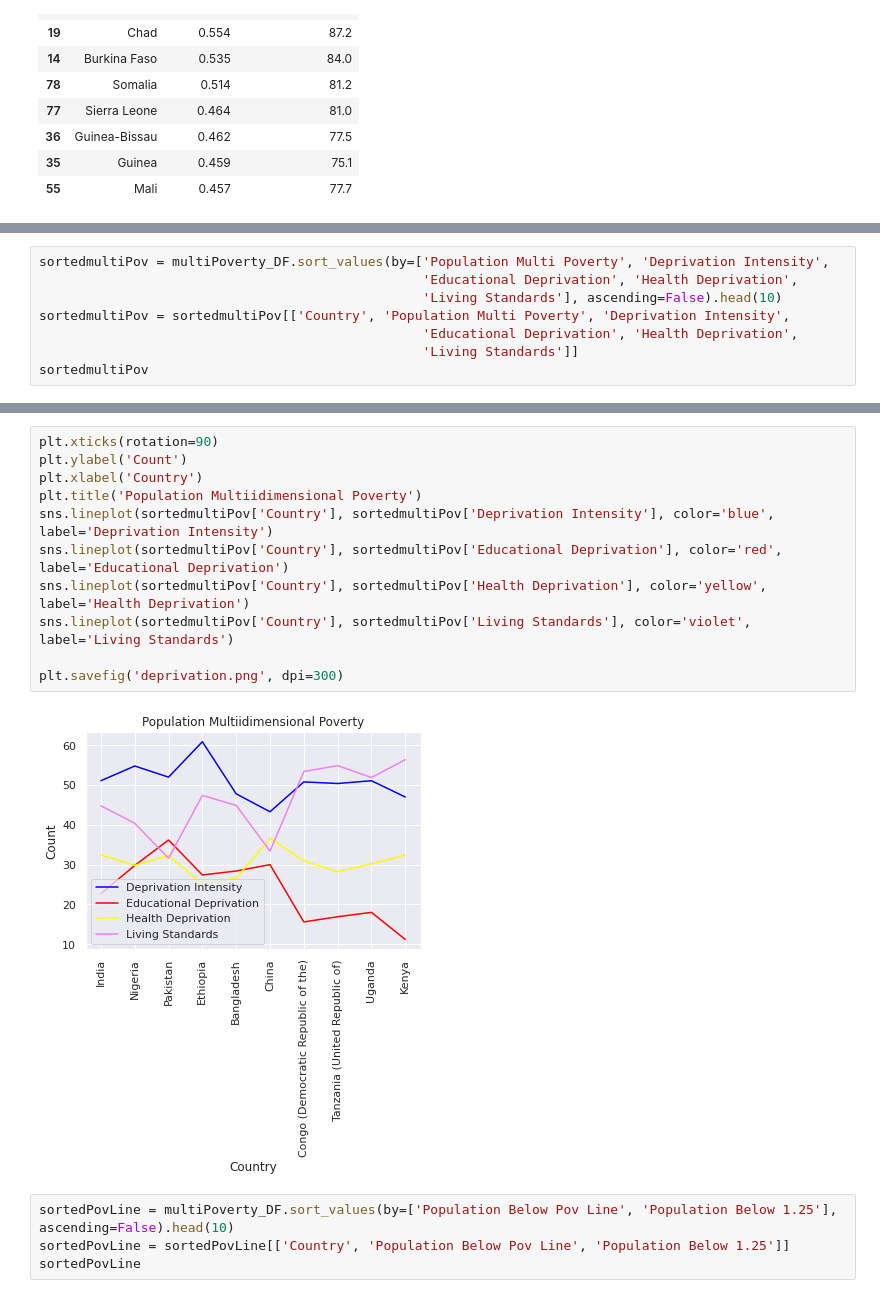
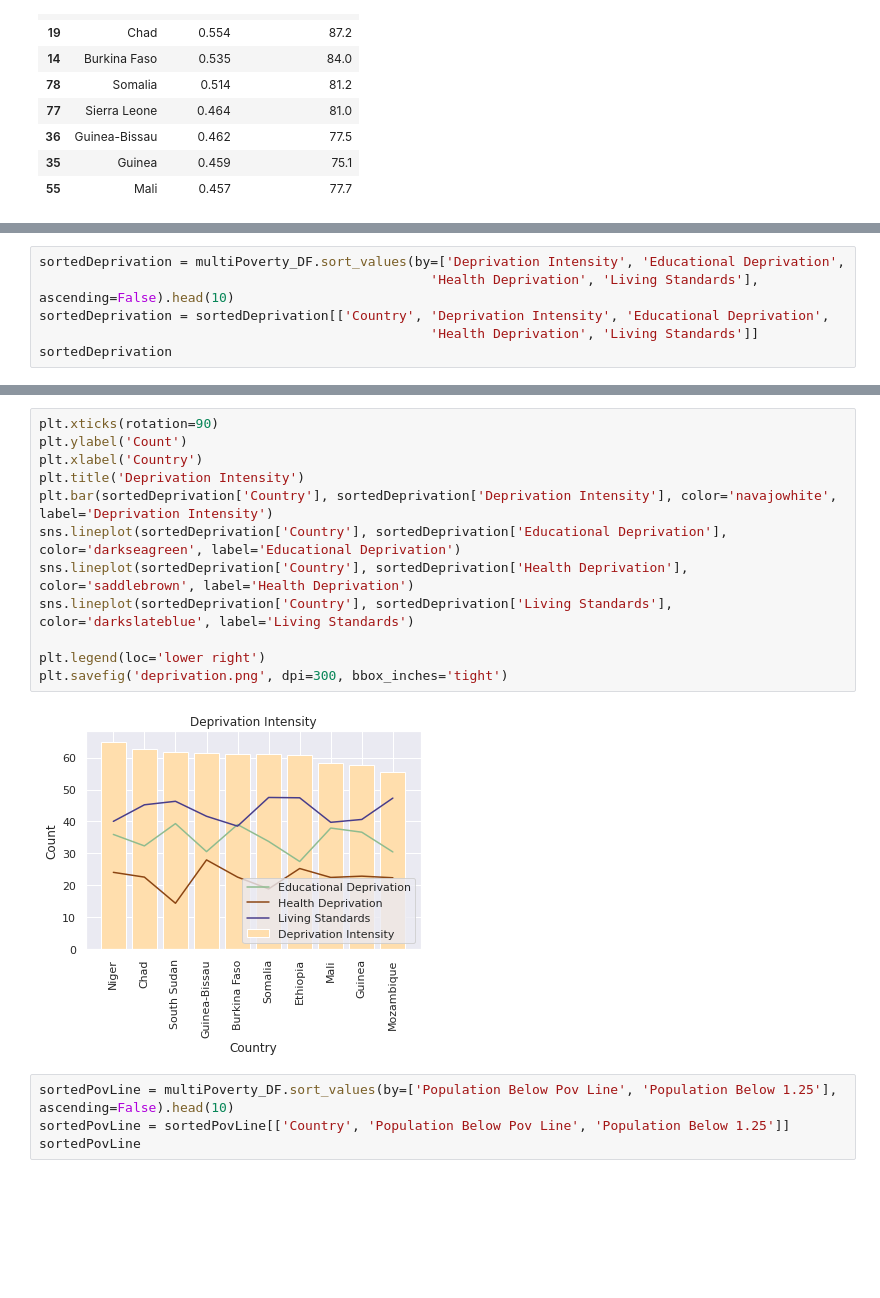
Before and after one commit to TiffanyHizon/-58022---CpE-AIDA-Lab, a Jupyter notebook: CS4 Dataset Exploration/58021_CS4_Dataset_Exploration_Buh_AI.ipynb, the cells around one changed output, grey strips where cells are left out. Drawn from its saved outputs; the diff is of its cells as text; blank space fills up the shorter version.

```diff
--- a/CS4 Dataset Exploration/58021_CS4_Dataset_Exploration_Buh_AI.ipynb
+++ b/CS4 Dataset Exploration/58021_CS4_Dataset_Exploration_Buh_AI.ipynb
@@ -1507,9 +1558,7 @@ plt.savefig('MPIPercent2010.png', dpi=300)
 # %%
-sortedmultiPov = multiPoverty_DF.sort_values(by=['Population Multi Poverty', 'Deprivation Intensity',
-                                                 'Educational Deprivation', 'Health Deprivation',
-                                                 'Living Standards'], ascending=False).head(10)
-sortedmultiPov = sortedmultiPov[['Country', 'Population Multi Poverty', 'Deprivation Intensity',
-                                                 'Educational Deprivation', 'Health Deprivation',
-                                                 'Living Standards']]
-sortedmultiPov
+sortedDeprivation = multiPoverty_DF.sort_values(by=['Deprivation Intensity', 'Educational Deprivation',
+                                                  'Health Deprivation', 'Living Standards'], ascending=False).head(10)
+sortedDeprivation = sortedDeprivation[['Country', 'Deprivation Intensity', 'Educational Deprivation',
+                                                  'Health Deprivation', 'Living Standards']]
+sortedDeprivation
 # %% [output]
@@ -1537,16 +1576,17 @@ plt.savefig('multiPov.png', dpi=300)
 # %%
 plt.xticks(rotation=90)
 plt.ylabel('Count')
 plt.xlabel('Country')
-plt.title('Population Multiidimensional Poverty')
-sns.lineplot(sortedmultiPov['Country'], sortedmultiPov['Deprivation Intensity'], color='blue', label='Deprivation Intensity')
-sns.lineplot(sortedmultiPov['Country'], sortedmultiPov['Educational Deprivation'], color='red', label='Educational Deprivation')
-sns.lineplot(sortedmultiPov['Country'], sortedmultiPov['Health Deprivation'], color='yellow', label='Health Deprivation')
-sns.lineplot(sortedmultiPov['Country'], sortedmultiPov['Living Standards'], color='violet', label='Living Standards')
+plt.title('Deprivation Intensity')
+plt.bar(sortedDeprivation['Country'], sortedDeprivation['Deprivation Intensity'], color='navajowhite', label='Deprivation Intensity')
+sns.lineplot(sortedDeprivation['Country'], sortedDeprivation['Educational Deprivation'], color='darkseagreen', label='Educational Deprivation')
+sns.lineplot(sortedDeprivation['Country'], sortedDeprivation['Health Deprivation'], color='saddlebrown', label='Health Deprivation')
+sns.lineplot(sortedDeprivation['Country'], sortedDeprivation['Living Standards'], color='darkslateblue', label='Living Standards')
 
-plt.savefig('deprivation.png', dpi=300)
+plt.legend(loc='lower right')
+plt.savefig('deprivation.png', dpi=300, bbox_inches='tight')
 # %% [output]
-[figure, old version]
+[figure, new version]
 # %%
 sortedPovLine = multiPoverty_DF.sort_values(by=['Population Below Pov Line', 'Population Below 1.25'], ascending=False).head(10)
 sortedPovLine = sortedPovLine[['Country', 'Population Below Pov Line', 'Population Below 1.25']]
```
Also changed, not shown: parts of 37 cells of this notebook.
